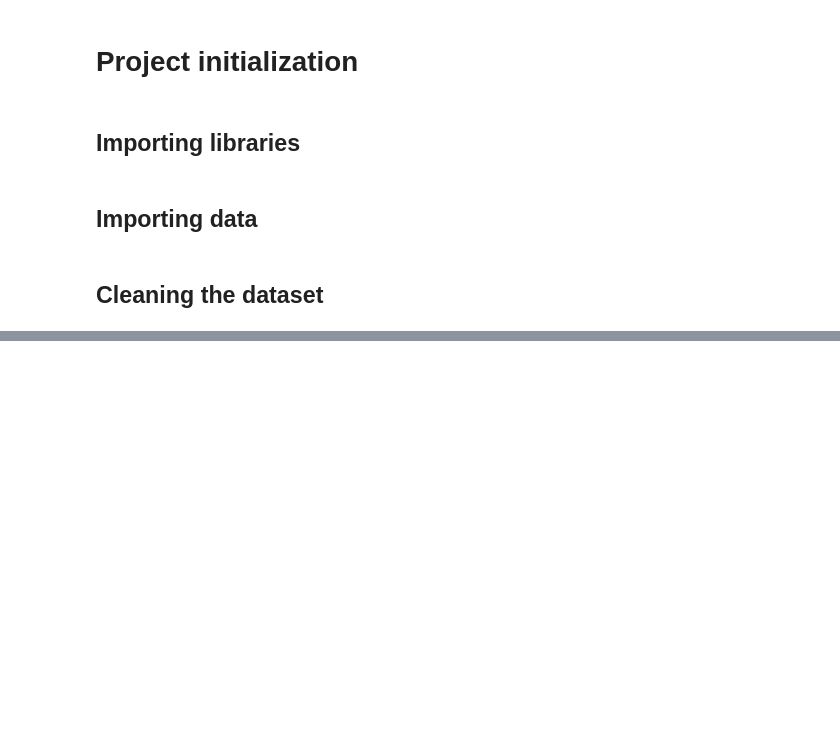
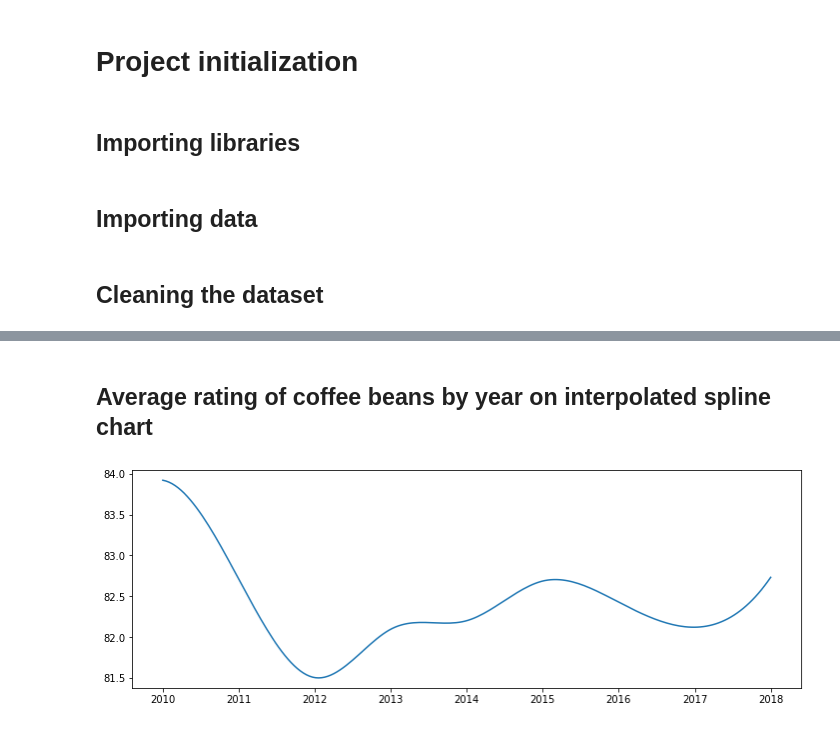
Before and after one commit to narancsjuice/data-analysis, a Jupyter notebook: coffee-analysis.ipynb, the cells around one changed output, grey strips where cells are left out. Drawn from its saved outputs; the diff is of its cells as text; code cells hidden in the pictures; blank space fills up the shorter version.

```diff
--- a/coffee-analysis.ipynb
+++ b/coffee-analysis.ipynb
@@ -29,0 +66,21 @@ df
+# %% [markdown]
+## Average rating of coffee beans by year on interpolated spline chart
+# %%
+rating_per_year = df.groupby(["Harvest_Year"]).mean()
+
+x = np.array(rating_per_year.index)
+y = np.array(rating_per_year["Total_Cup_Points"])
+
+#define x as 200 equally spaced values between the min and max of original x
+xnew = np.linspace(float(x.min()), float(x.max()), 200)
+
+#define spline
+spl = make_interp_spline(x, y, k=3)
+y_smooth = spl(xnew)
+
+#create smooth line chart
+plt.figure(figsize=(12,4))
+plt.plot(xnew, y_smooth)
+plt.show()
+# %% [output]
+[figure, added]
```
Also changed, not shown: parts of 11 cells of this notebook.
